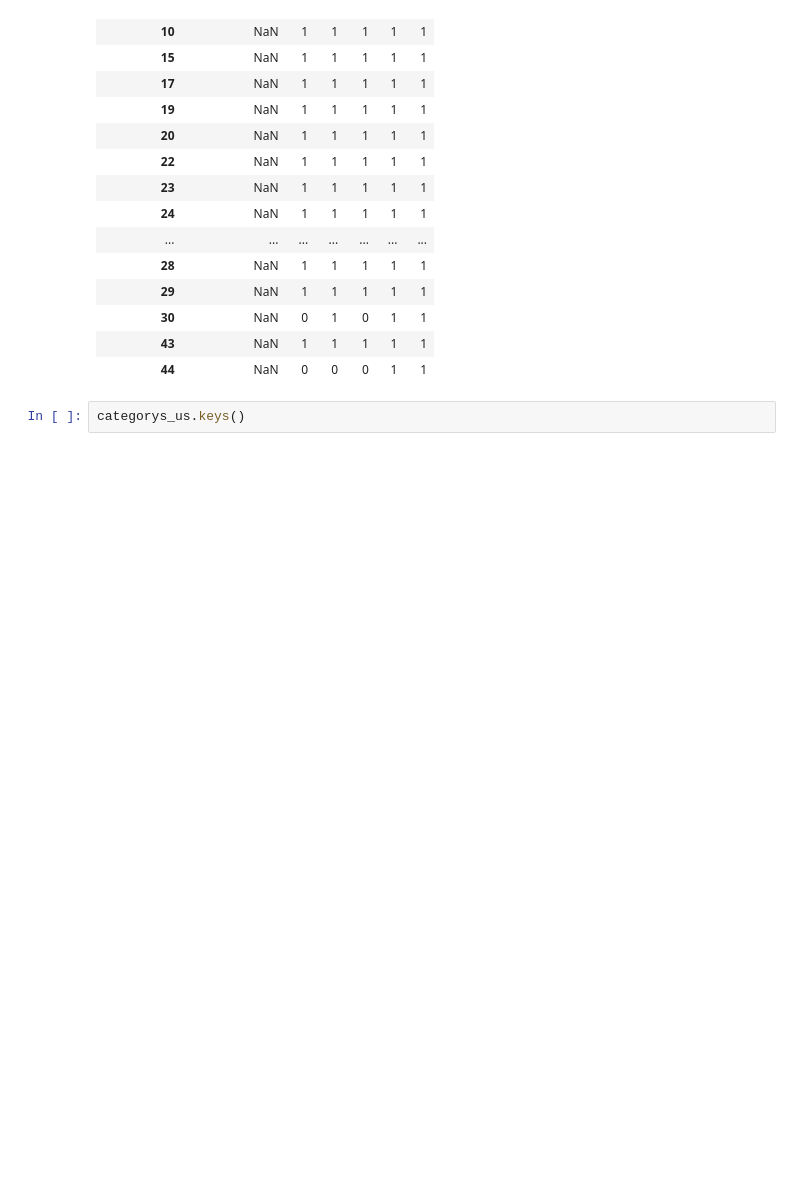
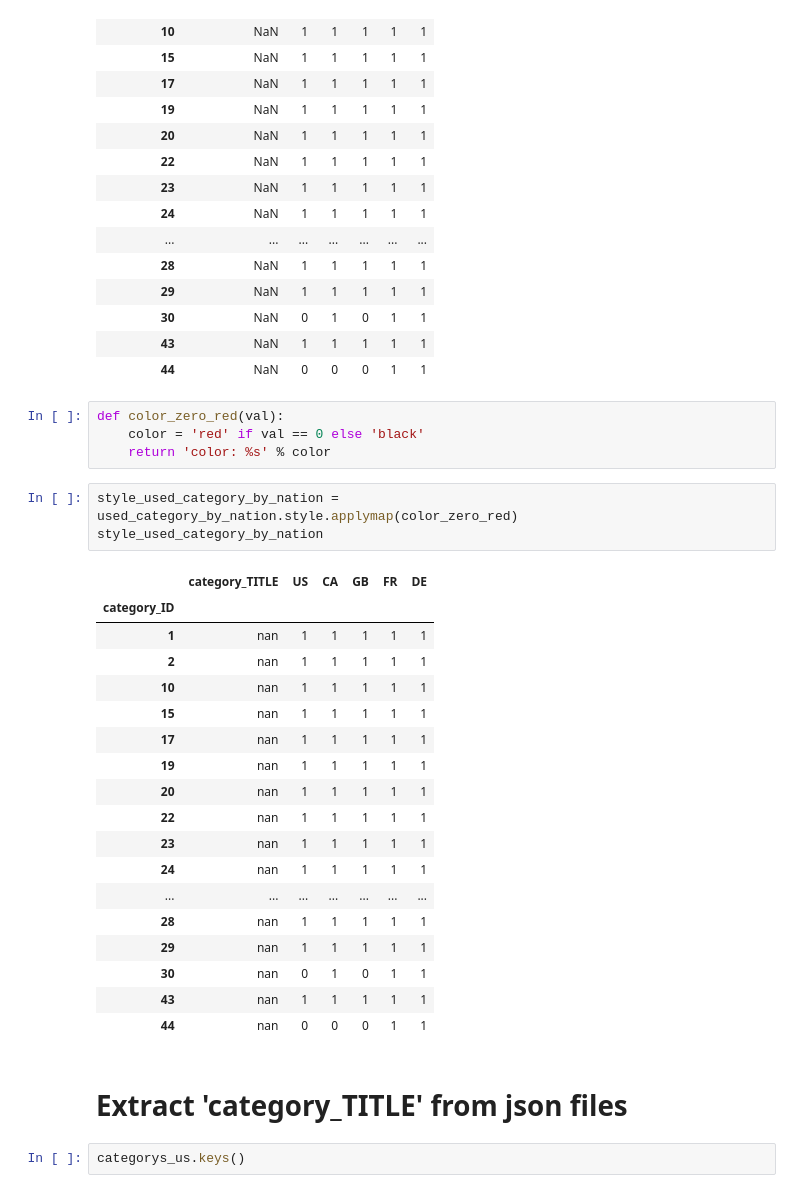
Before and after one commit to SonHyeSeon/DBP_Trinity, a Jupyter notebook: category.ipynb, the cells around one changed output. Cells and saved outputs as stored; diff of their text form; blank space fills up the shorter version.

```diff
--- a/category.ipynb
+++ b/category.ipynb
@@ -131,6 +135,34 @@ used_category_by_nation
 | 30 | NaN | 0 | 1 | 0 | 1 | 1 |
 | 43 | NaN | 1 | 1 | 1 | 1 | 1 |
 | 44 | NaN | 0 | 0 | 0 | 1 | 1 |
+# %%
+def color_zero_red(val):
+    color = 'red' if val == 0 else 'black'
+    return 'color: %s' % color
+# %%
+style_used_category_by_nation = used_category_by_nation.style.applymap(color_zero_red)
+style_used_category_by_nation
+# %% [output]
+|  | category_TITLE | US | CA | GB | FR | DE |
+| category_ID |  |  |  |  |  |  |
+| 1 | nan | 1 | 1 | 1 | 1 | 1 |
+| 2 | nan | 1 | 1 | 1 | 1 | 1 |
+| 10 | nan | 1 | 1 | 1 | 1 | 1 |
+| 15 | nan | 1 | 1 | 1 | 1 | 1 |
+| 17 | nan | 1 | 1 | 1 | 1 | 1 |
+| 19 | nan | 1 | 1 | 1 | 1 | 1 |
+| 20 | nan | 1 | 1 | 1 | 1 | 1 |
+| 22 | nan | 1 | 1 | 1 | 1 | 1 |
+| 23 | nan | 1 | 1 | 1 | 1 | 1 |
+| 24 | nan | 1 | 1 | 1 | 1 | 1 |
+| ... | ... | ... | ... | ... | ... | ... |
+| 28 | nan | 1 | 1 | 1 | 1 | 1 |
+| 29 | nan | 1 | 1 | 1 | 1 | 1 |
+| 30 | nan | 0 | 1 | 0 | 1 | 1 |
+| 43 | nan | 1 | 1 | 1 | 1 | 1 |
+| 44 | nan | 0 | 0 | 0 | 1 | 1 |
+# %% [markdown]
+# Extract 'category_TITLE' from json files
 # %%
 categorys_us.keys()
 # %% [output]
```
Also changed, not shown: parts of 21 cells of this notebook.
